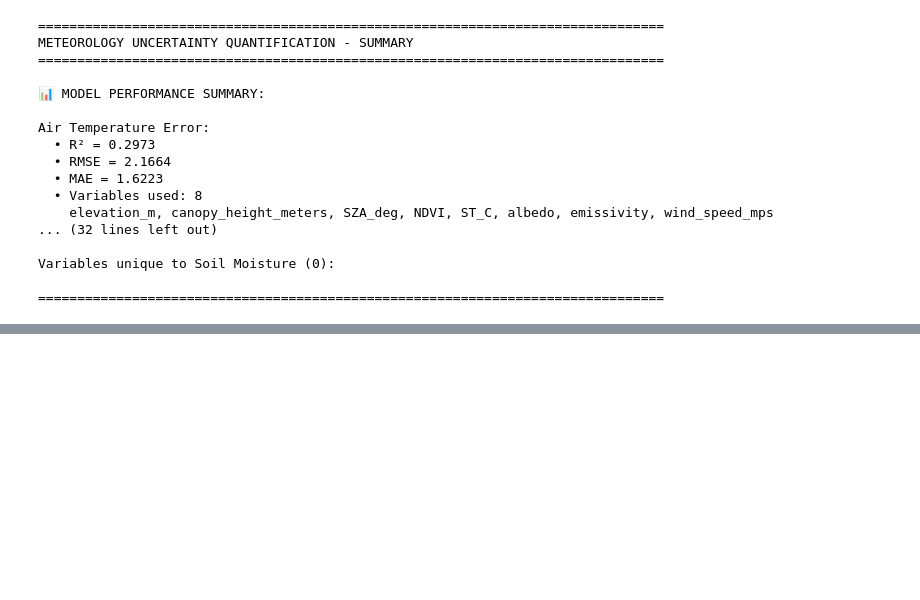
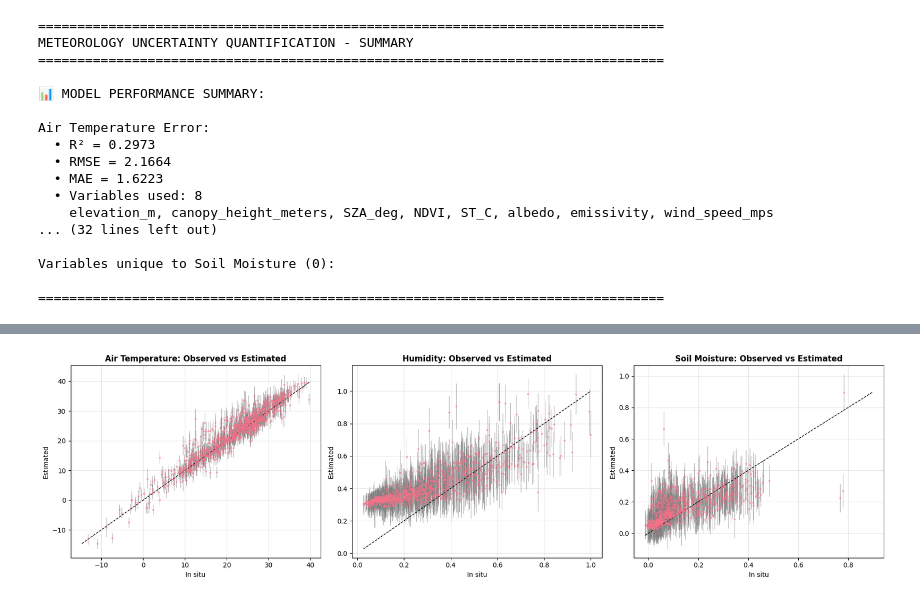
Before and after one commit to gregory-halverson-jpl/JET3, a Jupyter notebook: notebooks/Meteorology UQ.ipynb, the cells around one changed output, grey strips where cells are left out. Saved outputs shown, nothing was run; the diff lists cells and outputs as text; code cells hidden in the pictures; blank space fills up the shorter version.

```diff
--- a/notebooks/Meteorology UQ.ipynb
+++ b/notebooks/Meteorology UQ.ipynb
@@ -924,0 +1127,45 @@ Variables unique to Soil Moisture (0):
+# %%
+# Observed vs estimated with 1-sigma error bars
+errorbar_specs = [
+    ("insitu_Ta_C", "Ta_C", "Ta_C_error_sigma_empirical", "Air Temperature"),
+    ("insitu_RH", "RH", "RH_error_sigma_empirical", "Humidity"),
+    ("insitu_SM", "SM", "SM_error_sigma_empirical", "Soil Moisture"),
+]
+
+fig, axes = plt.subplots(1, 3, figsize=(18, 5))
+
+for ax, (obs_col, est_col, uq_col, label) in zip(axes, errorbar_specs):
+    aligned = pd.concat(
+        [df[obs_col], df[est_col], uq_layers[uq_col]],
+        axis=1,
+        join="inner",
+    ).dropna()
+    aligned.columns = ["obs", "est", "sigma"]
+
+    ax.errorbar(
+        aligned["obs"],
+        aligned["est"],
+        yerr=aligned["sigma"],
+        fmt="o",
+        markersize=3,
+        alpha=0.6,
+        ecolor="gray",
+        elinewidth=0.8,
+        capsize=1.5,
+        markeredgewidth=0,
+    )
+
+    # 1:1 reference line
+    min_lim = min(aligned["obs"].min(), aligned["est"].min())
+    max_lim = max(aligned["obs"].max(), aligned["est"].max())
+    ax.plot([min_lim, max_lim], [min_lim, max_lim], "k--", linewidth=1)
+
+    ax.set_title(f"{label}: Observed vs Estimated", fontsize=12, fontweight="bold")
+    ax.set_xlabel("In situ")
+    ax.set_ylabel("Estimated")
+    ax.grid(True, alpha=0.3)
+
+plt.tight_layout()
+plt.show()
+# %% [output]
+[figure, added]
```
Also changed, not shown: parts of 4 cells of this notebook.
